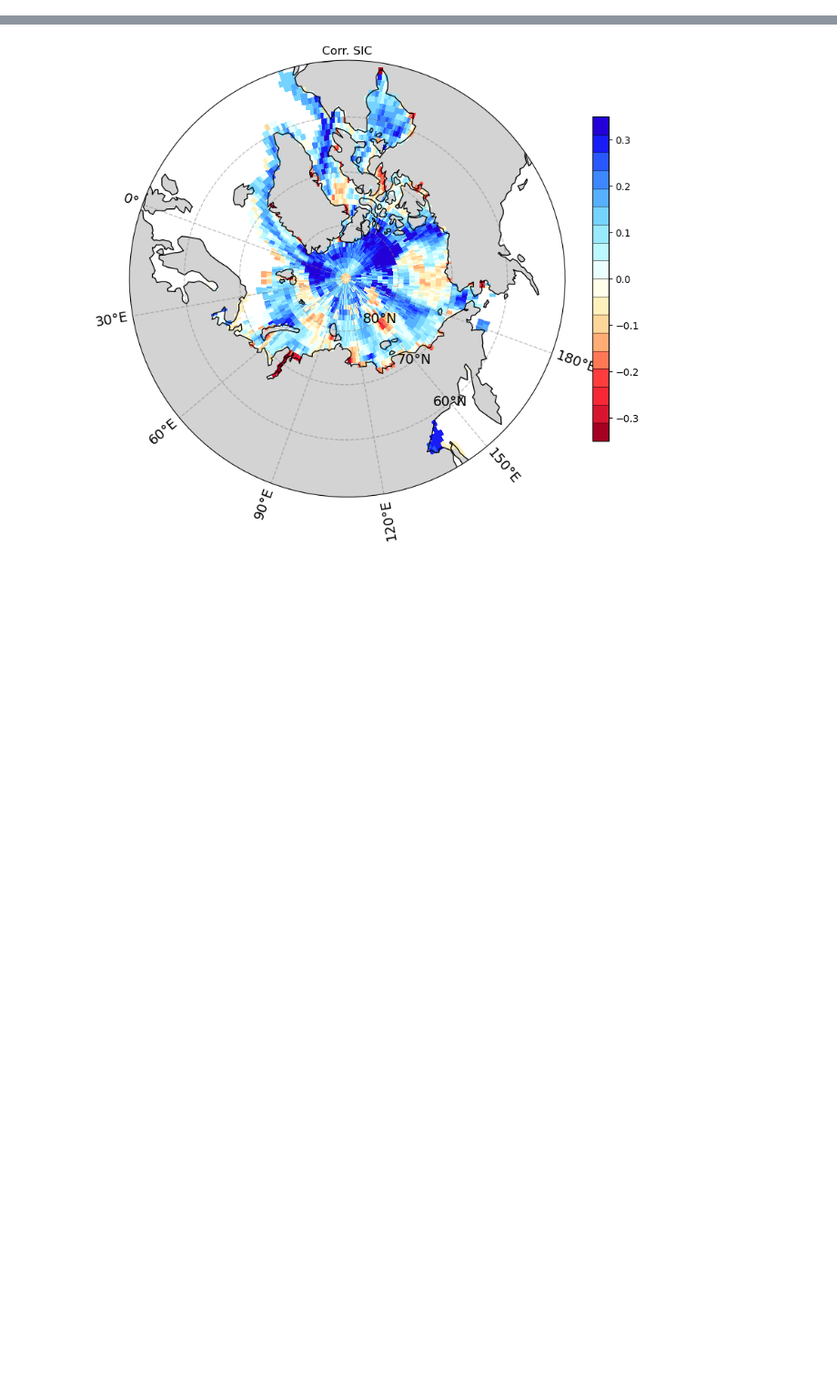
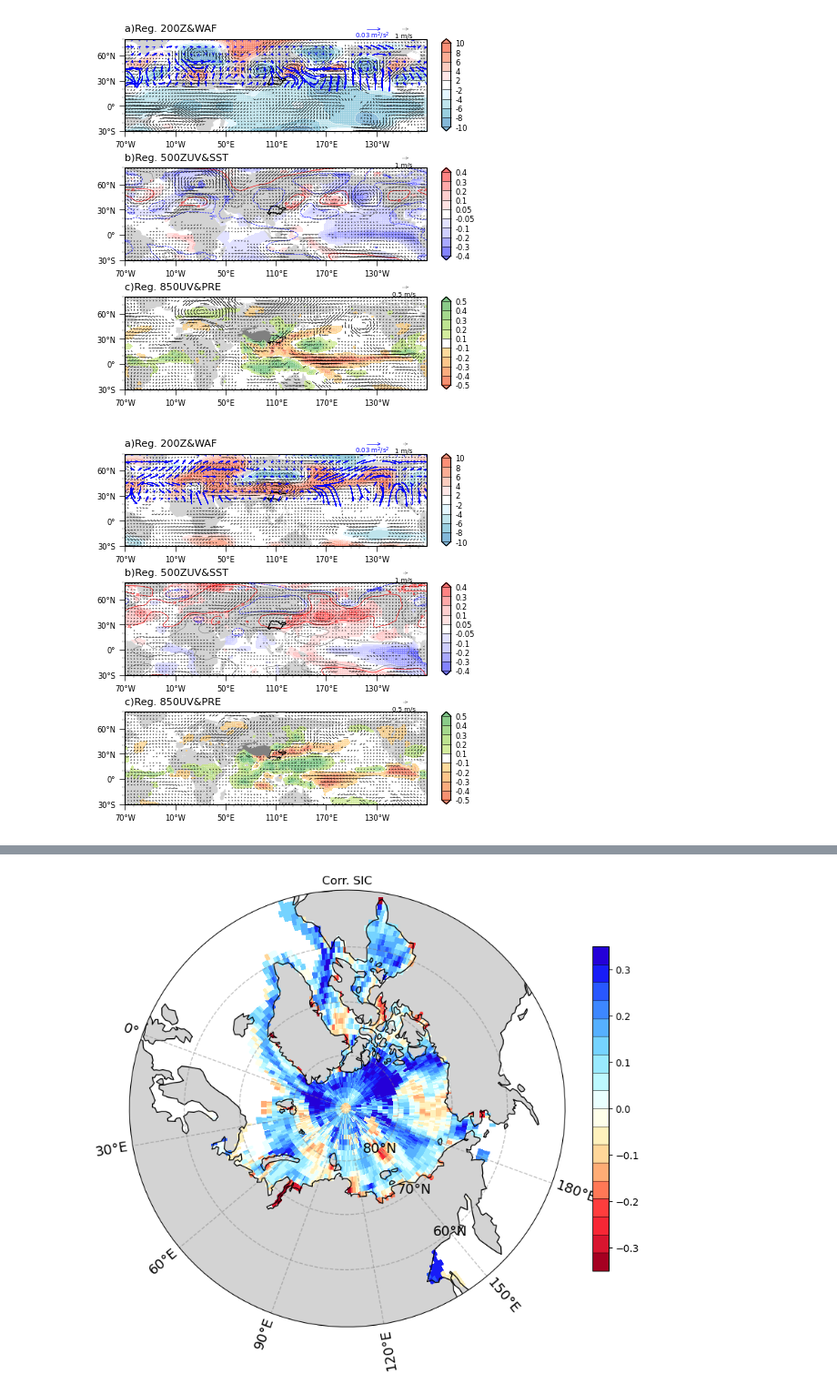
Before and after one commit to hhhopsong/work, a Jupyter notebook: Meteorological/p2/各空间型的异常要素场.ipynb, the cells around one changed output, grey strips where cells are left out. Shown at 91% size. Drawn from its saved outputs; the diff is of its cells as text; code cells hidden in the pictures; blank space fills up the shorter version.

```diff
--- a/Meteorological/p2/各空间型的异常要素场.ipynb
+++ b/Meteorological/p2/各空间型的异常要素场.ipynb
@@ -223,32 +236,32 @@ for ipic in tq.trange(len(K_type['type'])):
                         coords=[('level', [150, 200, 500]),
                                 ('lat', T['lat'].data),
                                 ('lon', T['lon'].data)])
-    GEOa = xr.DataArray(reg_z[ipic, 1:4, :, :],
+    GEOa = xr.DataArray(corr_z['reg'].sel(type=ipic+1, level=[150, 200, 500]),
                         coords=[('level', [150, 200, 500]),
                                 ('lat', U['lat'].data),
                                 ('lon', U['lon'].data)])
-    waf_x, waf_y, waf_z = TN_WAF_3D(Uc, Vc, GEOa, Tc)
+    waf_x, waf_y, waf_z= TN_WAF_3D(Uc, Vc, GEOa, Tc)
     reg_z_, lon = add_cyclic_point(corr_z['reg'].sel(type=ipic+1, level=200), coord=corr_z['lon'])
     corr_z_, lon = add_cyclic_point(corr_z['corr'].sel(type=ipic+1, level=200), coord=corr_z['lon'])
-    lev_z = np.array([-110, -90, -60, -30, 30, 60, 90, 110])
+    lev_z = np.array([-10, -8, -6, -4, -2, 2, 4, 6, 8, 10])
     reg_z_ = np.where((np.abs(reg_z_) < 30), np.nan, reg_z_)
-    waf_contf = ax1.contourf(lon, corr_z['lat'], reg_z_,
+    waf_contf = ax1.contourf(lon, corr_z['lat'], reg_z_/9.8,
                                            levels=lev_z,
                                            cmap=cmaps.temp_diff_18lev[5:-5],
                                            extend='both', alpha=.75,
                                            transform=ccrs.PlateCarree(central_longitude=0))
-    waf_cont = ax1.contour(lon, corr_z['lat'], reg_z_, colors='white', levels=lev_z, linestyles='solid', linewidths=0.4, transform=ccrs.PlateCarree(central_longitude=0))
+    waf_cont = ax1.contour(lon, corr_z['lat'], reg_z_/9.8, colors='white', levels=lev_z, linestyles='solid', linewidths=0.4, transform=ccrs.PlateCarree(central_longitude=0))
     p_test = np.where(np.abs(corr_z_) > p_th, 0, np.nan)
     ax1.quiver(lon, corr_z['lat'], p_test, p_test, transform=ccrs.PlateCarree(central_longitude=0), color='w', scale=20, headlength=2, headaxislength=2, regrid_shape=60)
     wind = Curlyquiver(ax1, corr_u['lon'], corr_u['lat'], corr_u['reg'].sel(type=ipic+1, level=200), corr_v['reg'].sel(type=ipic+1, level=200),
                                   center_lon=110, arrowsize=.25, scale=30, linewidth=0.15, regrid=30,
-                                   color='k', thinning=['40%', 'min'])
+                                   color='k', thinning=['50%', 'min'])
     wind.key(fig, U=1, label='1 m/s', ud=7.7, edgecolor='none', arrowsize=.5, color='k')
     WAF_cq = Curlyquiver(ax1, waf_x['lon'], waf_x.sel(lat=np.arange(0, 90))['lat'],
                                   waf_x.sel(lat=np.arange(0, 90), level=200), waf_y.sel(lat=np.arange(0, 90), level=200),
-                                  regrid=10, center_lon=110, arrowsize=.5, scale=15, linewidth=0.4,
-                                  color='blue', thinning=['25%', 'min'])
-    WAF_cq.key(fig, U=.1, label='0.1 m$^2$/s$^2$', lr=1.7, ud=7.7, edgecolor='none', arrowsize=.5)
+                                  regrid=10, center_lon=110, arrowsize=.5, scale=7.5, linewidth=0.4,
+                                  color='blue', thinning=['45%', 'min'], nanmax=0.1)
+    WAF_cq.key(fig, U=.03, label='0.03 m$^2$/s$^2$', lr=1.7, ud=7.7, edgecolor='none', arrowsize=.5)
     # 边框显示为黑色
     ax1.grid(False)
     for spine in ax1.spines.values():
@@ -286,7 +299,7 @@ for ipic in tq.trange(len(K_type['type'])):
     # wind
     wind = Curlyquiver(ax2, corr_u['lon'], corr_u['lat'], corr_u['reg'].sel(type=ipic+1, level=500), corr_v['reg'].sel(type=ipic+1, level=500),
                                   center_lon=110, arrowsize=.25, scale=30, linewidth=0.15, regrid=30,
-                                  color='k', nanmax=wind.nanmax, thinning=['40%', 'min'])
+                                  color='k', nanmax=wind.nanmax, thinning=['50%', 'min'])
     wind.key(fig, U=1, label='1 m/s', ud=7.7, edgecolor='none', arrowsize=.5, color='k')
     # 边框显示为黑色
     ax2.grid(False)
@@ -301,7 +314,7 @@ for ipic in tq.trange(len(K_type['type'])):
     cb2.set_ticklabels([str(lev) for lev in lev_sst])
     cb2.ax.tick_params(length=0, labelsize=6)  # length为刻度线的长度
 
-    ax3 = fig.add_subplot(gs[2], projection=ccrs.PlateCarree(central_longitude=180-70))
+    ax3 = fig.add_subplot(gs[2], projection=ccrs.PlateCarree(central_longitude=110))
     ax3.set_title(f"c)Reg. 850UV&PRE", fontsize=8, loc='left')
     # ax3.add_feature(cfeature.COASTLINE.with_scale('110m'), linewidth=0.25)
     ax3.add_geometries(Reader(r'D:\PyFile\map\self\长江_TP\长江_tp.shp').geometries(), ccrs.PlateCarree(),facecolor='none', edgecolor='black', linewidth=.5)
@@ -309,31 +322,34 @@ for ipic in tq.trange(len(K_type['type'])):
                                    ccrs.PlateCarree(), facecolor='gray', edgecolor='gray', linewidth=.1, hatch='.', zorder=10)
     ax3.set_extent([-180, 180, -30, 80], crs=ccrs.PlateCarree(central_longitude=0))
     ax3.add_feature(cfeature.LAND.with_scale('110m'), color='lightgray', lw=0.05)
     latlon_fmt(ax3, xticks1, yticks1, MultipleLocator(60), MultipleLocator(10), MultipleLocator(30), MultipleLocator(10))
     reg_pre_, lon = add_cyclic_point(corr_pre['reg'].sel(type=ipic+1), coord=corr_pre['lon'])
     corr_pre_, lon = add_cyclic_point(corr_pre['corr'].sel(type=ipic+1), coord=corr_pre['lon'])
     reg_pre_ = np.where((np.abs(reg_pre_) < 0.1), np.nan, reg_pre_)
     # pre
     pre = ax3.contourf(lon, corr_pre['lat'], reg_pre_, cmap=cmaps.MPL_RdYlGn[22+0:56] + cmaps.CBR_wet[0] + cmaps.MPL_RdYlGn[72:106-0], levels=[-.5, -.4, -.3, -.2, -.1, .1, .2, .3, .4, .5], extend='both', transform=ccrs.PlateCarree(central_longitude=0), alpha=0.75)
     pre_edge = ax3.contour(lon, corr_pre['lat'], reg_pre_, colors='white', levels=[-.5, -.4, -.3, -.2,-.1, .1, .2, .3, .4, .5], linestyles='solid',linewidths=0.2, transform=ccrs.PlateCarree(central_longitude=0))
     p_test = np.where(np.abs(corr_pre_) > p_th, 0, np.nan)
     ax3.quiver(lon, corr_pre['lat'], p_test, p_test, transform=ccrs.PlateCarree(central_longitude=0), color='w', scale=20, headlength=2, headaxislength=2, regrid_shape=60)
     # wind
     wind = Curlyquiver(ax3, corr_u['lon'], corr_u['lat'], corr_u['reg'].sel(type=ipic+1, level=850), corr_v['reg'].sel(type=ipic+1, level=850),
                                   center_lon=110, arrowsize=.25, scale=15, linewidth=0.15, regrid=30,
-                                color='k', nanmax=wind.nanmax, thinning=['40%', 'min'])
+                                color='k', nanmax=wind.nanmax, thinning=['50%', 'min'])
     wind.key(fig, U=.5, label='0.5 m/s', ud=7.7, edgecolor='none', arrowsize=.5, color='k')
     # 边框显示为黑色
     ax3.grid(False)
     for spine in ax3.spines.values():
         spine.set_edgecolor('black')
     # 色条
     ax3_colorbar = inset_axes(ax3, width="3%", height="100%", loc='lower left', bbox_to_anchor=(1.05, 0., 1, 1), bbox_transform=ax3.transAxes, borderpad=0)
     cb3 = plt.colorbar(pre, cax=ax3_colorbar, orientation='vertical', drawedges=True)
     cb3.outline.set_edgecolor('black')  # 将colorbar边框调为黑色
     cb3.dividers.set_color('black') # 将colorbar内间隔线调为黑色
     cb3.locator = ticker.FixedLocator(np.array([-.5, -.4, -.3, -.2,-.1,.1,.2,.3,.4,.5]))
     cb3.set_ticklabels(['-0.5', '-0.4', '-0.3', '-0.2', '-0.1', '0.1', '0.2', '0.3', '0.4', '0.5'])
     cb3.ax.tick_params(length=0, labelsize=6)  # length为刻度线的长度
     plt.savefig(f'D:/PyFile/p2/pic/各空间型异常环流场{ipic}.png', dpi=600, bbox_inches='tight')
     plt.show()
+# %% [output]
+[figure, added]
+[figure, added]
```
Also changed, not shown: parts of 8 cells of this notebook, 4 other files.
